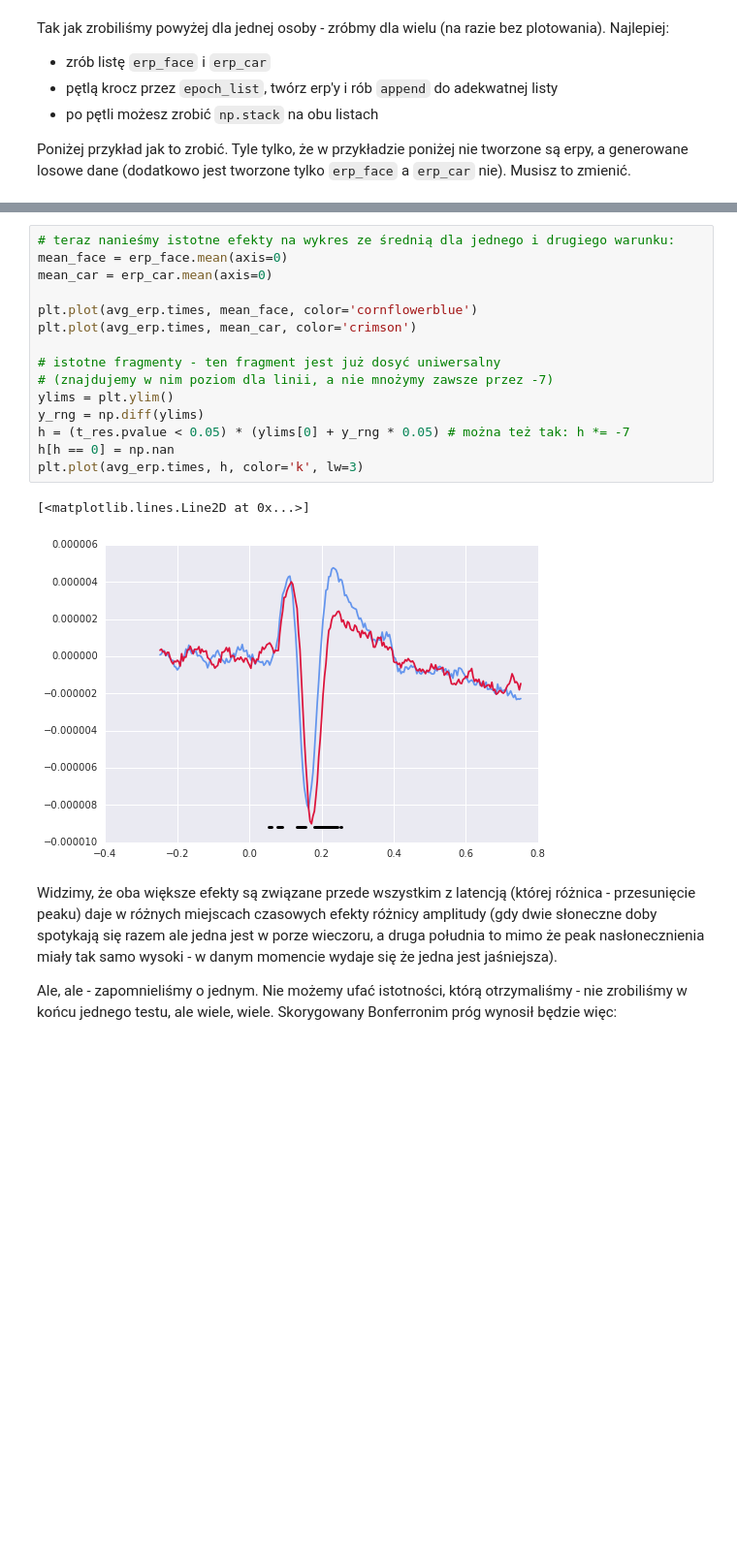
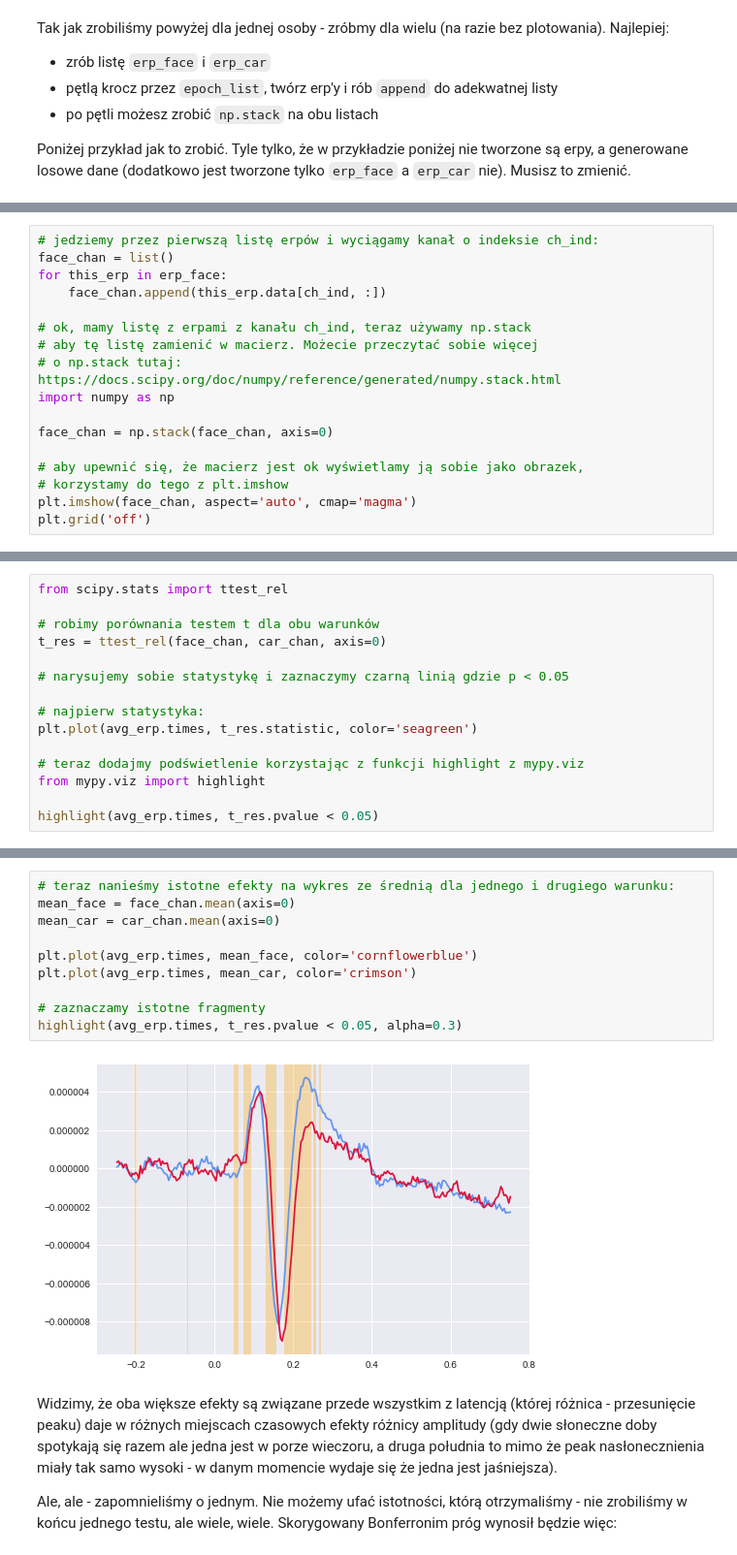
Before and after one commit to mmagnuski/mozg-rozpajton, a Jupyter notebook: notebooks/zajecia_5.ipynb, the cells around one changed output, grey strips where cells are left out. Shown at 97% size. Saved outputs shown, nothing was run; the diff lists cells and outputs as text; blank space fills up the shorter version.

```diff
--- a/notebooks/zajecia_5.ipynb
+++ b/notebooks/zajecia_5.ipynb
@@ -603,0 +590,17 @@ plt.plot(avg_erp.times, h, color='k', lw=3)
+# %%
+# jedziemy przez pierwszą listę erpów i wyciągamy kanał o indeksie ch_ind:
+face_chan = list()
+for this_erp in erp_face:
+    face_chan.append(this_erp.data[ch_ind, :])
+
+# ok, mamy listę z erpami z kanału ch_ind, teraz używamy np.stack
+# aby tę listę zamienić w macierz. Możecie przeczytać sobie więcej
+# o np.stack tutaj: https://docs.scipy.org/doc/numpy/reference/generated/numpy.stack.html
+import numpy as np
+
+face_chan = np.stack(face_chan, axis=0)
+
+# aby upewnić się, że macierz jest ok wyświetlamy ją sobie jako obrazek,
+# korzystamy do tego z plt.imshow
+plt.imshow(face_chan, aspect='auto', cmap='magma')
+plt.grid('off')
@@ -603,0 +616,15 @@ plt.plot(avg_erp.times, h, color='k', lw=3)
+# %%
+from scipy.stats import ttest_rel
+
+# robimy porównania testem t dla obu warunków
+t_res = ttest_rel(face_chan, car_chan, axis=0)
+
+# narysujemy sobie statystykę i zaznaczymy czarną linią gdzie p < 0.05
+
+# najpierw statystyka:
+plt.plot(avg_erp.times, t_res.statistic, color='seagreen')
+
+# teraz dodajmy podświetlenie korzystając z funkcji highlight z mypy.viz
+from mypy.viz import highlight
+
+highlight(avg_erp.times, t_res.pvalue < 0.05)
@@ -604,21 +633,15 @@ plt.plot(avg_erp.times, h, color='k', lw=3)
 # %%
 # teraz nanieśmy istotne efekty na wykres ze średnią dla jednego i drugiego warunku:
-mean_face = erp_face.mean(axis=0)
-mean_car = erp_car.mean(axis=0)
+mean_face = face_chan.mean(axis=0)
+mean_car = car_chan.mean(axis=0)
 
 plt.plot(avg_erp.times, mean_face, color='cornflowerblue')
 plt.plot(avg_erp.times, mean_car, color='crimson')
 
-# istotne fragmenty - ten fragment jest już dosyć uniwersalny
-# (znajdujemy w nim poziom dla linii, a nie mnożymy zawsze przez -7)
-ylims = plt.ylim()
-y_rng = np.diff(ylims)
-h = (t_res.pvalue < 0.05) * (ylims[0] + y_rng * 0.05) # można też tak: h *= -7
-h[h == 0] = np.nan
-plt.plot(avg_erp.times, h, color='k', lw=3)
+# zaznaczamy istotne fragmenty
+highlight(avg_erp.times, t_res.pvalue < 0.05, alpha=0.3)
 # %% [output]
-[<matplotlib.lines.Line2D at 0x...>]
-[figure, old version]
+[figure, new version]
 # %% [markdown]
 Widzimy, że oba większe efekty są związane przede wszystkim z latencją (której różnica - przesunięcie peaku) daje w różnych miejscach czasowych efekty różnicy amplitudy (gdy dwie słoneczne doby spotykają się razem ale jedna jest w porze wieczoru, a druga południa to mimo że peak nasłonecznienia miały tak samo wysoki - w danym momencie wydaje się że jedna jest jaśniejsza).
 
```
Also changed, not shown: parts of 48 cells of this notebook.
